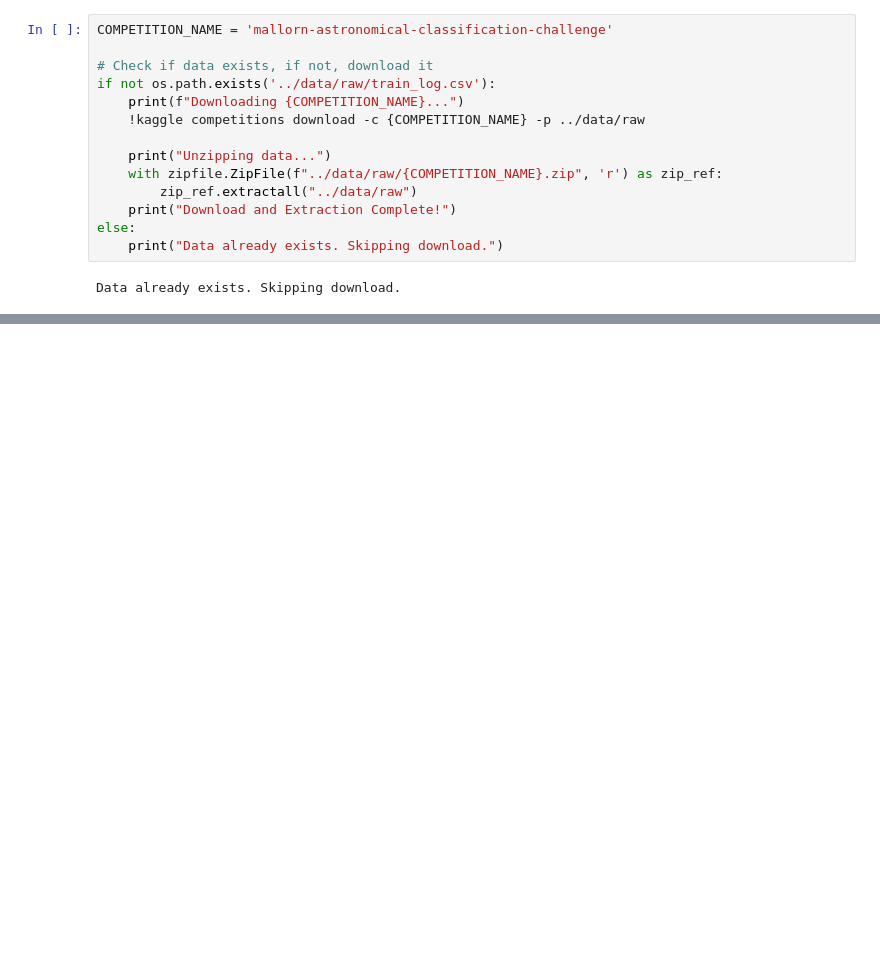
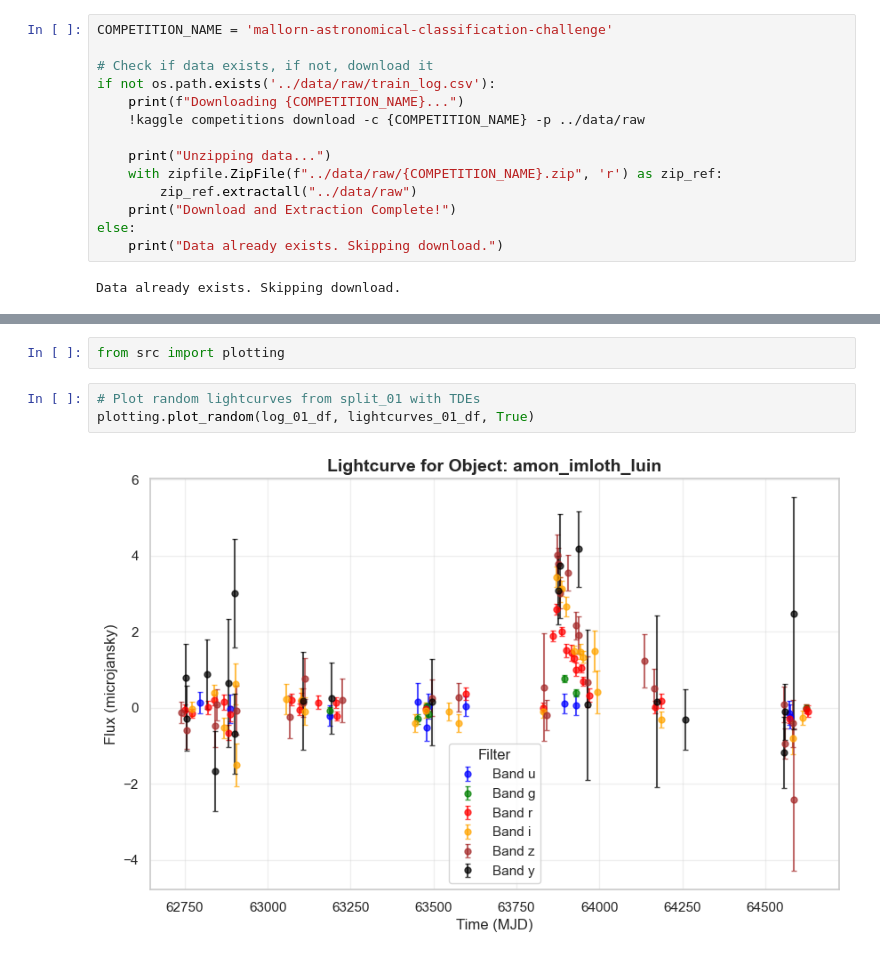
Before and after one commit to EnderMagician/ML-Final, a Jupyter notebook: notebooks/01_exploration.ipynb, the cells around one changed output, grey strips where cells are left out. Saved outputs shown, nothing was run; the diff lists cells and outputs as text; blank space fills up the shorter version.

```diff
--- a/notebooks/01_exploration.ipynb
+++ b/notebooks/01_exploration.ipynb
@@ -60,0 +229,7 @@ Data already exists. Skipping download.
+# %%
+from src import plotting
+# %%
+# Plot random lightcurves from split_01 with TDEs
+plotting.plot_random(log_01_df, lightcurves_01_df, True)
+# %% [output]
+[figure, added]
```
Also changed, not shown: parts of 27 cells of this notebook, 8 other files.
